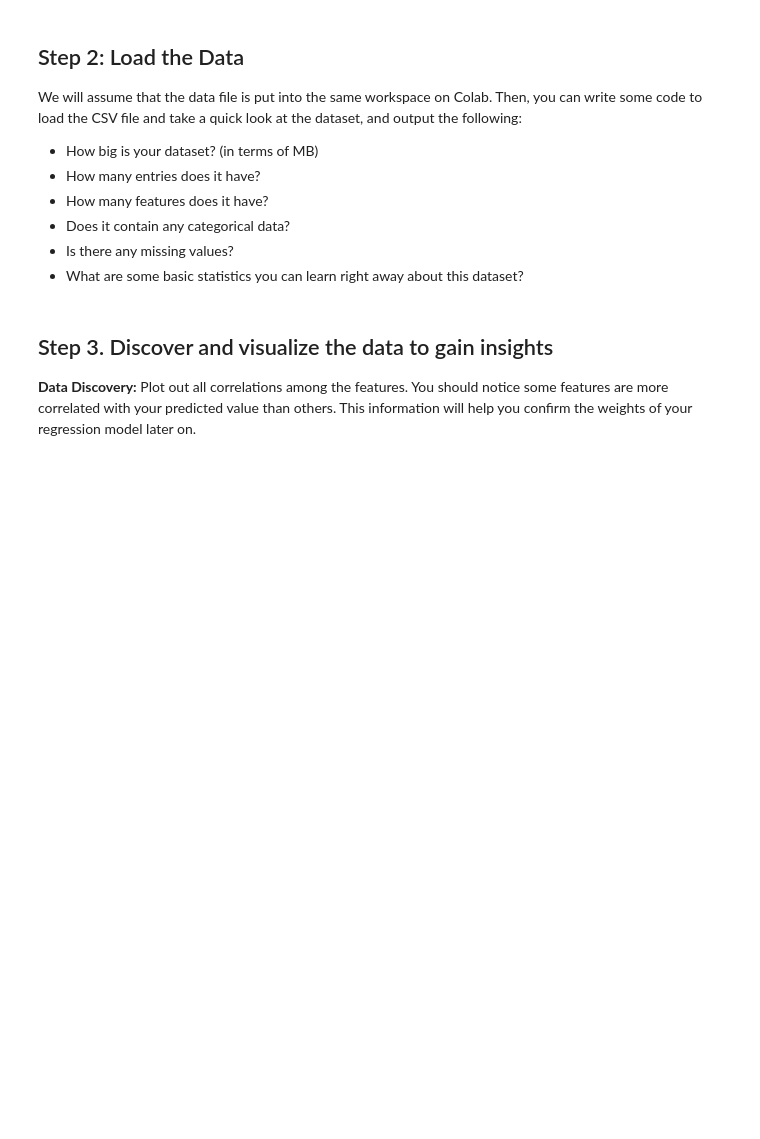
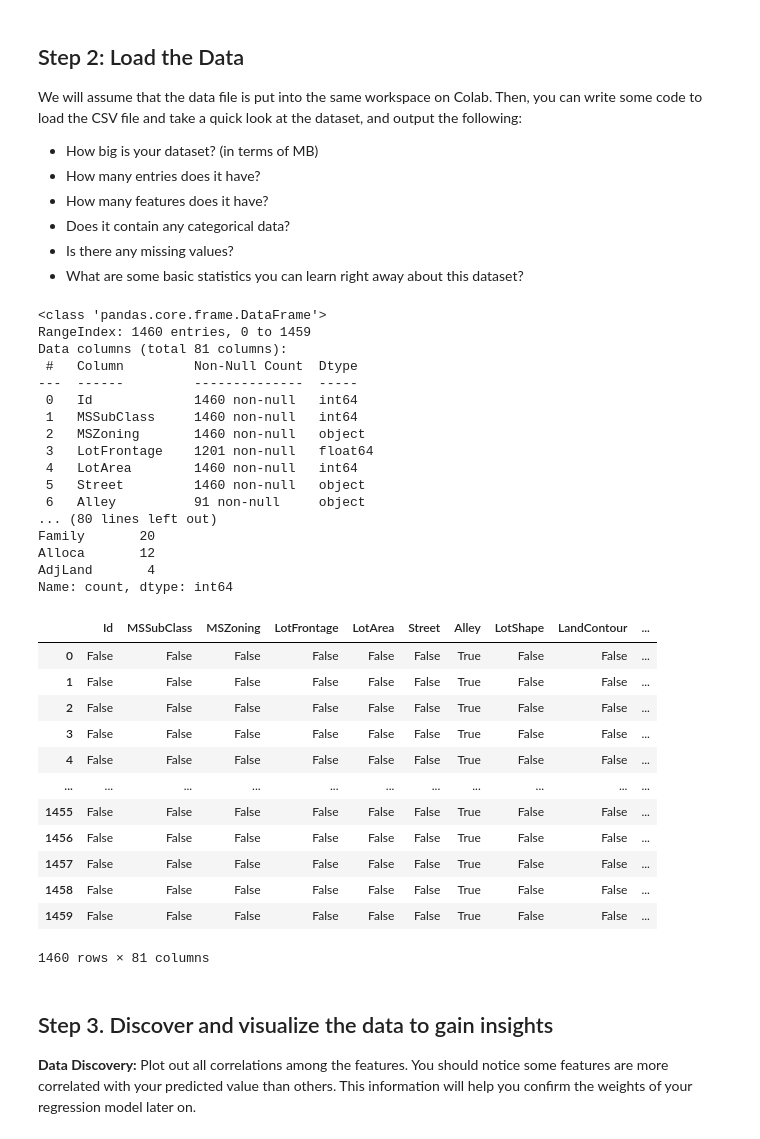
Before and after one commit to helen-yao/ML4VA, a Jupyter notebook: jdj9ng_codeathon_1.ipynb, the cells around one changed output. Drawn from its saved outputs; the diff is of its cells as text; code cells hidden in the pictures; blank space fills up the shorter version.

```diff
--- a/jdj9ng_codeathon_1.ipynb
+++ b/jdj9ng_codeathon_1.ipynb
@@ -40,12 +54,52 @@ We will assume that the data file is put into the same workspace on Colab. Then,
 # %%
 import pandas as pd
 
 # To help you get started, a load function is provided below.
 # You will need to fill in the code under #TODO to make it work.
-def loadBostonHousingData():
+def loadBostonHousingData(housing_path):
   # The column names are adopted from the dataset page on Kaggle
-  housing = pd.read_csv('TODO:put in your uploaded CSV file name under the "Files" tab')
-  return housing
+  return pd.read_csv(housing_path)
+
+
+housing = loadBostonHousingData('./train.csv')
+
+# showing data
+housing.info() # several categorical attributes
+housing.head()
+print(housing["SaleCondition"].value_counts())
+housing.describe()
+housing.isnull() # lots of null data
+# %% [output]
+<class 'pandas.core.frame.DataFrame'>
+RangeIndex: 1460 entries, 0 to 1459
+Data columns (total 81 columns):
+ #   Column         Non-Null Count  Dtype
+---  ------         --------------  -----
+ 0   Id             1460 non-null   int64
+ 1   MSSubClass     1460 non-null   int64
+ 2   MSZoning       1460 non-null   object
+ 3   LotFrontage    1201 non-null   float64
+ 4   LotArea        1460 non-null   int64
+ 5   Street         1460 non-null   object
+ 6   Alley          91 non-null     object
+... (80 lines left out)
+Family       20
+Alloca       12
+AdjLand       4
+Name: count, dtype: int64
+|  | Id | MSSubClass | MSZoning | LotFrontage | LotArea | Street | Alley | LotShape | LandContour | ... |
+| 0 | False | False | False | False | False | False | True | False | False | ... |
+| 1 | False | False | False | False | False | False | True | False | False | ... |
+| 2 | False | False | False | False | False | False | True | False | False | ... |
+| 3 | False | False | False | False | False | False | True | False | False | ... |
+| 4 | False | False | False | False | False | False | True | False | False | ... |
+| ... | ... | ... | ... | ... | ... | ... | ... | ... | ... | ... |
+| 1455 | False | False | False | False | False | False | True | False | False | ... |
+| 1456 | False | False | False | False | False | False | True | False | False | ... |
+| 1457 | False | False | False | False | False | False | True | False | False | ... |
+| 1458 | False | False | False | False | False | False | True | False | False | ... |
+| 1459 | False | False | False | False | False | False | True | False | False | ... |
+1460 rows × 81 columns
 # %% [markdown]
 ## Step 3. Discover and visualize the data to gain insights
 **Data Discovery:** Plot out all correlations among the features. You should notice some features are more correlated with your predicted value than others. This information will help you confirm the weights of your regression model later on.
```
Also changed, not shown: parts of 22 cells of this notebook, 5 other files.
